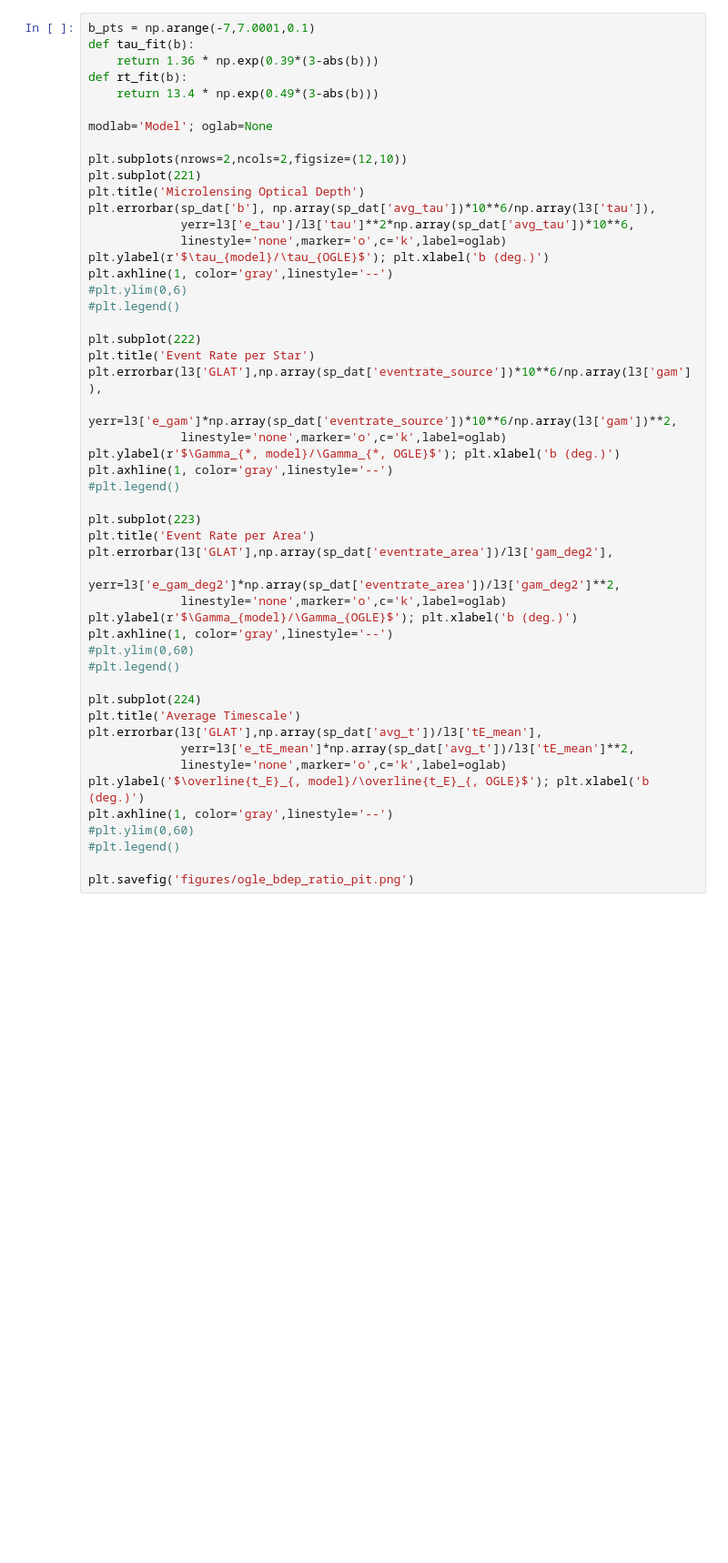
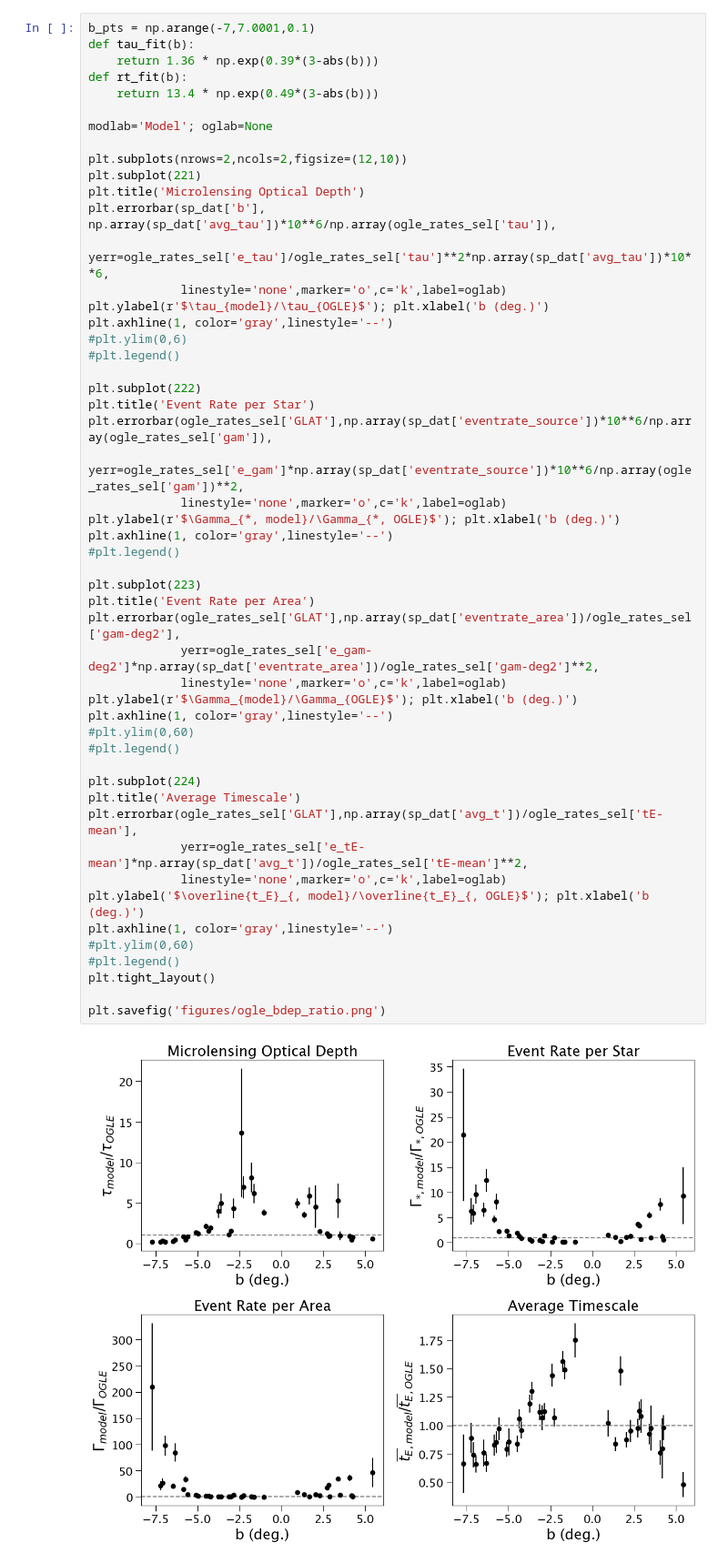
Before and after one commit to synthpop-galaxy/synthpop-model-eval, a Jupyter notebook: bdep_ogle.ipynb, the cells around one changed output. Shown at 91% size. Drawn from its saved outputs; the diff is of its cells as text; blank space fills up the shorter version.

```diff
--- a/bdep_ogle.ipynb
+++ b/bdep_ogle.ipynb
@@ -248,41 +460,44 @@ modlab='Model'; oglab=None
 plt.subplots(nrows=2,ncols=2,figsize=(12,10))
 plt.subplot(221)
 plt.title('Microlensing Optical Depth')
-plt.errorbar(sp_dat['b'], np.array(sp_dat['avg_tau'])*10**6/np.array(l3['tau']),
-             yerr=l3['e_tau']/l3['tau']**2*np.array(sp_dat['avg_tau'])*10**6,
+plt.errorbar(sp_dat['b'], np.array(sp_dat['avg_tau'])*10**6/np.array(ogle_rates_sel['tau']),
+             yerr=ogle_rates_sel['e_tau']/ogle_rates_sel['tau']**2*np.array(sp_dat['avg_tau'])*10**6,
              linestyle='none',marker='o',c='k',label=oglab)
 plt.ylabel(r'$\tau_{model}/\tau_{OGLE}$'); plt.xlabel('b (deg.)')
 plt.axhline(1, color='gray',linestyle='--')
 #plt.ylim(0,6)
 #plt.legend()
 
 plt.subplot(222)
 plt.title('Event Rate per Star')
-plt.errorbar(l3['GLAT'],np.array(sp_dat['eventrate_source'])*10**6/np.array(l3['gam']),
-             yerr=l3['e_gam']*np.array(sp_dat['eventrate_source'])*10**6/np.array(l3['gam'])**2,
+plt.errorbar(ogle_rates_sel['GLAT'],np.array(sp_dat['eventrate_source'])*10**6/np.array(ogle_rates_sel['gam']),
+             yerr=ogle_rates_sel['e_gam']*np.array(sp_dat['eventrate_source'])*10**6/np.array(ogle_rates_sel['gam'])**2,
              linestyle='none',marker='o',c='k',label=oglab)
 plt.ylabel(r'$\Gamma_{*, model}/\Gamma_{*, OGLE}$'); plt.xlabel('b (deg.)')
 plt.axhline(1, color='gray',linestyle='--')
 #plt.legend()
 
 plt.subplot(223)
 plt.title('Event Rate per Area')
-plt.errorbar(l3['GLAT'],np.array(sp_dat['eventrate_area'])/l3['gam_deg2'],
-             yerr=l3['e_gam_deg2']*np.array(sp_dat['eventrate_area'])/l3['gam_deg2']**2,
+plt.errorbar(ogle_rates_sel['GLAT'],np.array(sp_dat['eventrate_area'])/ogle_rates_sel['gam-deg2'],
+             yerr=ogle_rates_sel['e_gam-deg2']*np.array(sp_dat['eventrate_area'])/ogle_rates_sel['gam-deg2']**2,
              linestyle='none',marker='o',c='k',label=oglab)
 plt.ylabel(r'$\Gamma_{model}/\Gamma_{OGLE}$'); plt.xlabel('b (deg.)')
 plt.axhline(1, color='gray',linestyle='--')
 #plt.ylim(0,60)
 #plt.legend()
 
 plt.subplot(224)
 plt.title('Average Timescale')
-plt.errorbar(l3['GLAT'],np.array(sp_dat['avg_t'])/l3['tE_mean'],
-             yerr=l3['e_tE_mean']*np.array(sp_dat['avg_t'])/l3['tE_mean']**2,
+plt.errorbar(ogle_rates_sel['GLAT'],np.array(sp_dat['avg_t'])/ogle_rates_sel['tE-mean'],
+             yerr=ogle_rates_sel['e_tE-mean']*np.array(sp_dat['avg_t'])/ogle_rates_sel['tE-mean']**2,
              linestyle='none',marker='o',c='k',label=oglab)
 plt.ylabel('$\overline{t_E}_{, model}/\overline{t_E}_{, OGLE}$'); plt.xlabel('b (deg.)')
 plt.axhline(1, color='gray',linestyle='--')
 #plt.ylim(0,60)
 #plt.legend()
+plt.tight_layout()
 
-plt.savefig('figures/ogle_bdep_ratio_pit.png')
+plt.savefig('figures/ogle_bdep_ratio.png')
+# %% [output]
+[figure, added]
```
Also changed, not shown: parts of 17 cells of this notebook, 3 other files.
